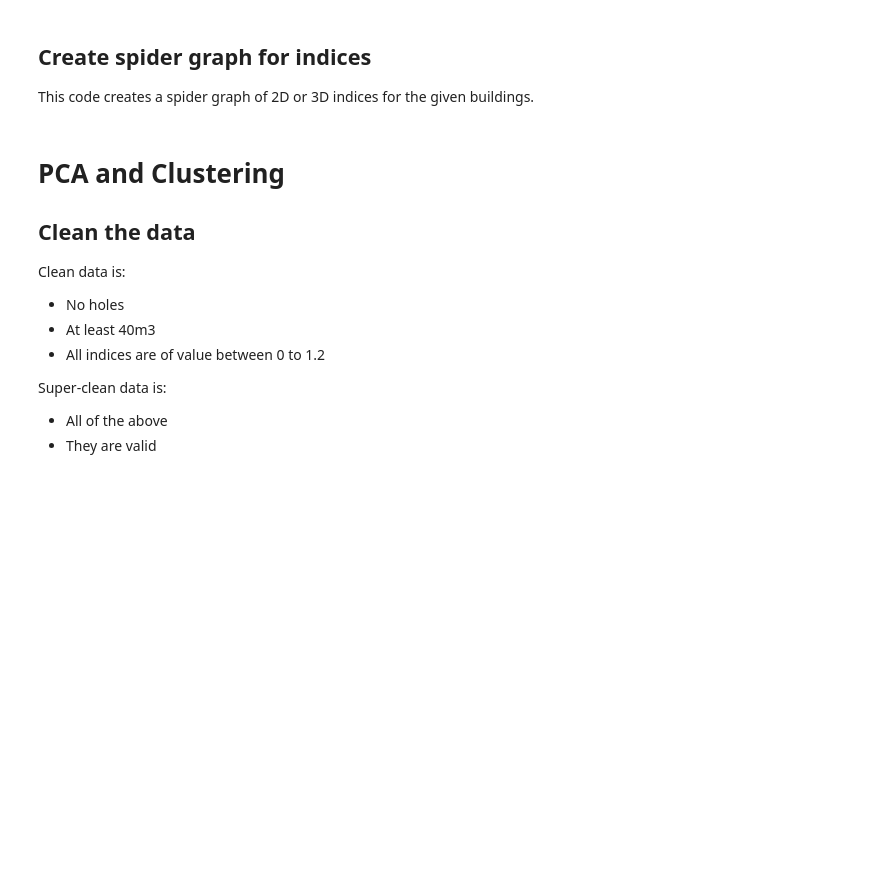
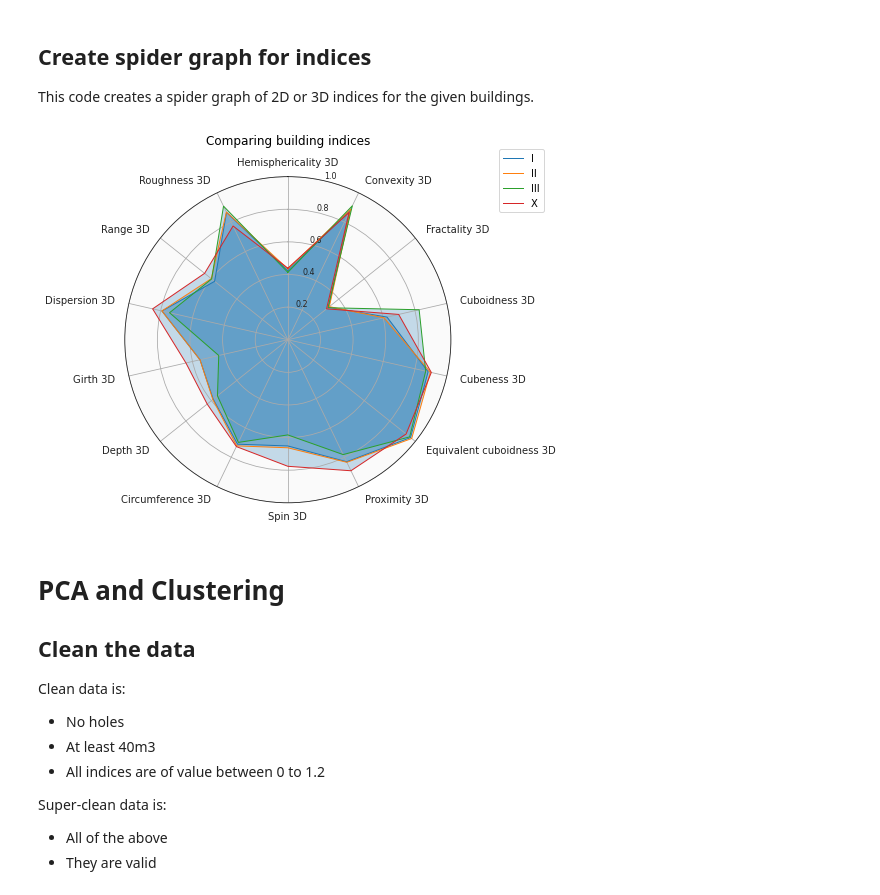
Before and after one commit to tudelft3d/3d-building-metrics, a Jupyter notebook: Analysis.ipynb, the cells around one changed output. Drawn from its saved outputs; the diff is of its cells as text; code cells hidden in the pictures; blank space fills up the shorter version.

```diff
--- a/Analysis.ipynb
+++ b/Analysis.ipynb
@@ -8,8 +8,12 @@ This noteboook contains some analysis for extracting intresting information abou
 Let's load the LoD2.2 data.
 # %%
 import pandas as pd
+import os
 
-df = pd.read_csv("/home/alabetski/3DBAG_09/all/lod2.2.csv")
+def rpath(path):
+    return os.path.expanduser(path)
+
+df = pd.read_csv(rpath("~/3DBAG_09/all/lod2.2.csv"))
 df = df.rename(columns={"rectangularity_3d": "cuboidness_3d", "equivalent_prism_index_3d": "equivalent_cuboidness_index_3d"})
 # %% [markdown]
 Fix the problematic min and max vertical elongation:
@@ -83,10 +87,10 @@ def add_to_radar(car_model, color, label=None):
     ax.fill(angles, values, color=color, alpha=0.25)
 
 # Add each car to the chart.
-add_to_radar('NL.IMBAG.Pand.0344100000031226-0', get_random_color(), 'A')
-add_to_radar('NL.IMBAG.Pand.0344100000077683-0', get_random_color(), 'B')
-add_to_radar('NL.IMBAG.Pand.0344100000099499-0', get_random_color(), 'C')
-add_to_radar('NL.IMBAG.Pand.0599100000080428-0', get_random_color(), 'J')
+add_to_radar('NL.IMBAG.Pand.0344100000031226-0', get_random_color(), 'I')
+add_to_radar('NL.IMBAG.Pand.0344100000077683-0', get_random_color(), 'II')
+add_to_radar('NL.IMBAG.Pand.0344100000099499-0', get_random_color(), 'III')
+add_to_radar('NL.IMBAG.Pand.0599100000080428-0', get_random_color(), 'X')
 
 # for number, objid in enumerate(selected_ids):
 #     add_to_radar(objid, get_random_color(), chr(ord('@')+number+1))
@@ -108,34 +112,36 @@ for label, angle in zip(ax.get_xticklabels(), angles):
     else:
         label.set_horizontalalignment('right')
 
 # Ensure radar goes from 0 to 100.
 ax.set_ylim(0, 1)
 # You can also set gridlines manually like this:
 # ax.set_rgrids([20, 40, 60, 80, 100])
 
 # Set position of y-labels (0-100) to be in the middle
 # of the first two axes.
 ax.set_rlabel_position(180 / num_vars)
 
 # Add some custom styling.
 # Change the color of the tick labels.
 ax.tick_params(colors='#222222')
 # Make the y-axis (0-100) labels smaller.
 ax.tick_params(axis='y', labelsize=8)
 # Change the color of the circular gridlines.
 ax.grid(color='#AAAAAA')
 # Change the color of the outermost gridline (the spine).
 ax.spines['polar'].set_color('#222222')
 # Change the background color inside the circle itself.
 ax.set_facecolor('#FAFAFA')
 
 # Add title.
 ax.set_title('Comparing building indices', y=1.08)
 
 # Add a legend as well.
 ax.legend(loc='upper right', bbox_to_anchor=(1.3, 1.1))
 
-# fig.savefig("BuildingsSpider2D.pdf")
+fig.savefig(rpath("~/figures/graphs/BuildingsSpider3D.png"))
+# %% [output]
+[figure, added]
 # %% [markdown]
 # PCA and Clustering
 
```
Also changed, not shown: parts of 1 cell of this notebook, 2 other files.
